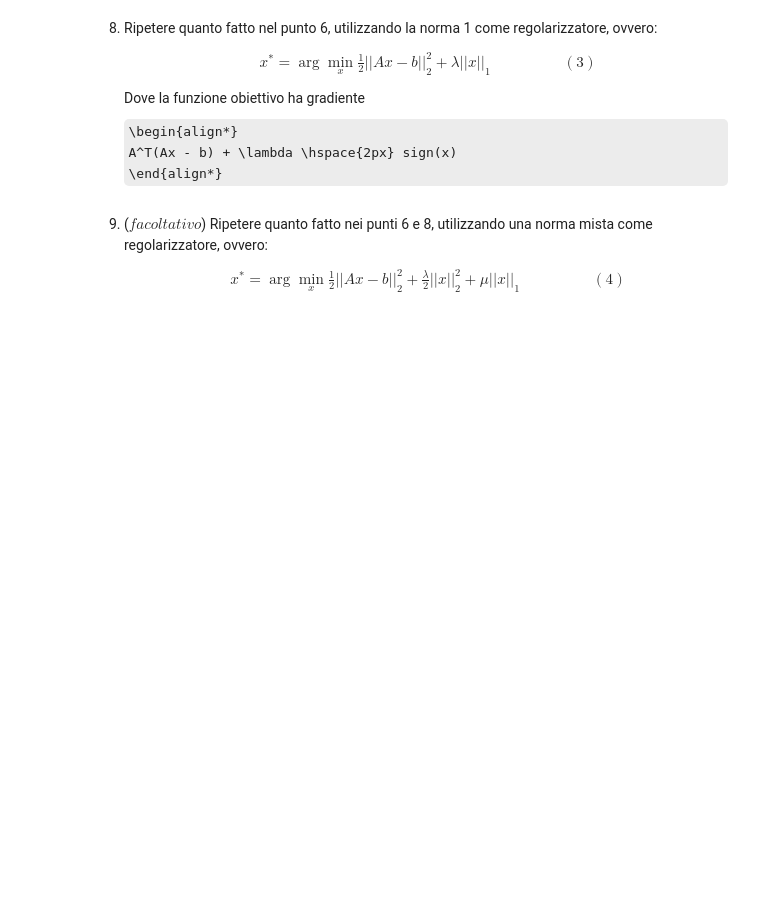
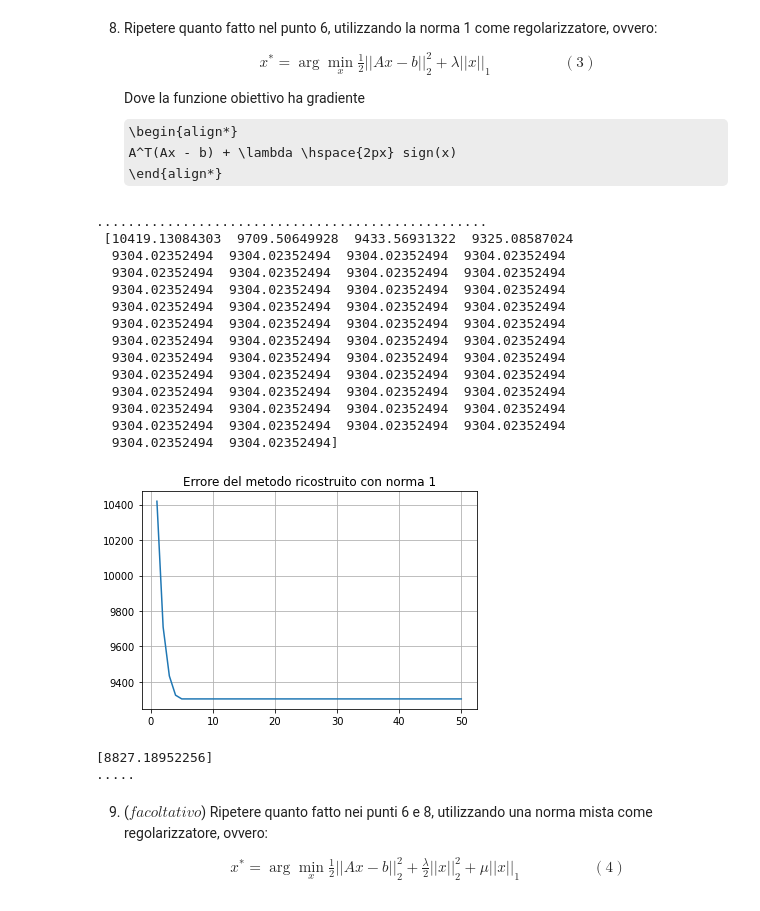
Before and after one commit to lucadonnoh/progetto-deblur, a Jupyter notebook: Progetto_Deblur_CN.ipynb, the cells around one changed output. Drawn from its saved outputs; the diff is of its cells as text; code cells hidden in the pictures; some formulas as TeX source; blank space fills up the shorter version.

```diff
--- a/Progetto_Deblur_CN.ipynb
+++ b/Progetto_Deblur_CN.ipynb
@@ -296,18 +309,8 @@ def minimize_reg(x0, x_true, b, lamb, maxit, abstop):
 # %%
-def lambottimale(x, b, max):
-  lamb=0.00000001
-  k=0
-  x,_,_ = minimize_reg(B,X,B,lamb, max, ABSOLUTE_STOP)
-  rat = 1.1
-  while np.linalg.norm(A(x)-b)**2 <= np.linalg.norm(eta)**2:
-    lamb *= rat
-    x,_,_ = minimize_reg(B,X,B,lamb, max, ABSOLUTE_STOP)
-    k+=1
-    print(",", end='')
-  print("it: ", k)
-  return lamb/rat
+#Punto 6/7, lamda calcolato in modo euristico e col principio di discrepanza
 
-lamb = 0.02155582137126536 #lambda in modo euristico
+#lamb = 0.02155582137126536 #lambda in modo euristico
+lamb = 0.025625815225418787 #lamda tramite condizione discrepanza
 
 x0 = np.zeros(X.shape) # immagine ricostruita al passo 0
 (x_rec, ite_rec, err_reg) = minimize_reg(B, X, B, lamb, MAXITERATIONS, ABSOLUTE_STOP) #anche se nelle funzioni viene utilizzato 'x' viene passata 'X' ovvero la matrice dell'immagine
@@ -336,11 +338,0 @@ X_lambda,_,_= minimize_reg(B, X, B, lamb, X_reg_index+1, ABSOLUTE_STOP)
-# %%
-lamb_disc = 0.025625815225418787 #lamda tramite condizione discrepanza
-
-x0 = np.zeros(X.shape) # immagine ricostruita al passo 0
-(x_rec, ite_rec, err_reg) = minimize_reg(B, X, B, lamb_disc, MAXITERATIONS, ABSOLUTE_STOP) #anche se nelle funzioni viene utilizzato 'x' viene passata 'X' ovvero la matrice dell'immagine
-print("\n", err_reg)
-plot(ite_rec, err_reg,"Errore del metodo ricostruito")
-
-X_reg_index = find_x_trunc(err_reg)
-print(err_reg[X_reg_index])
-X_lambda_disc,_,_= minimize_reg(B, X, B, lamb_disc, X_reg_index+1, ABSOLUTE_STOP)
@@ -428,3 +402,33 @@ def minimize_reg_1(x0, x_true, b, lamb, maxit, abstop):
+# %%
+#Punto 8,  norma 1
+
+lamb = 0.025625815225418787 #lamda tramite condizione discrepanza
+
+(x_rec_1, ite_rec_1, err_reg_1) = minimize_reg_1(B, X, B, lamb, MAXITERATIONS, ABSOLUTE_STOP) #anche se nelle funzioni viene utilizzato 'x' viene passata 'X' ovvero la matrice dell'immagine
+print("\n", err_reg_1)
+plot(ite_rec_1, err_reg_1,"Errore del metodo ricostruito con norma 1")
+
+X_reg_index = find_x_trunc(err_reg_1)
+print(err_reg_1[X_reg_index])
+X_lambda,_,_= minimize_reg_1(B, X, B, lamb, X_reg_index+1, ABSOLUTE_STOP)
+# %% [output]
+..................................................
+ [10419.13084303  9709.50649928  9433.56931322  9325.08587024
+  9304.02352494  9304.02352494  9304.02352494  9304.02352494
+  9304.02352494  9304.02352494  9304.02352494  9304.02352494
+  9304.02352494  9304.02352494  9304.02352494  9304.02352494
+  9304.02352494  9304.02352494  9304.02352494  9304.02352494
+  9304.02352494  9304.02352494  9304.02352494  9304.02352494
+  9304.02352494  9304.02352494  9304.02352494  9304.02352494
+  9304.02352494  9304.02352494  9304.02352494  9304.02352494
+  9304.02352494  9304.02352494  9304.02352494  9304.02352494
+  9304.02352494  9304.02352494  9304.02352494  9304.02352494
+  9304.02352494  9304.02352494  9304.02352494  9304.02352494
+  9304.02352494  9304.02352494  9304.02352494  9304.02352494
+  9304.02352494  9304.02352494]
+[figure, added]
+[8827.18952256]
+.....
 # %% [markdown]
 9. ($\textit{facoltativo}$) Ripetere quanto fatto nei punti 6 e 8, utilizzando una norma mista come regolarizzatore, ovvero:
 \begin{align*}
```
Also changed, not shown: parts of 6 cells of this notebook.
